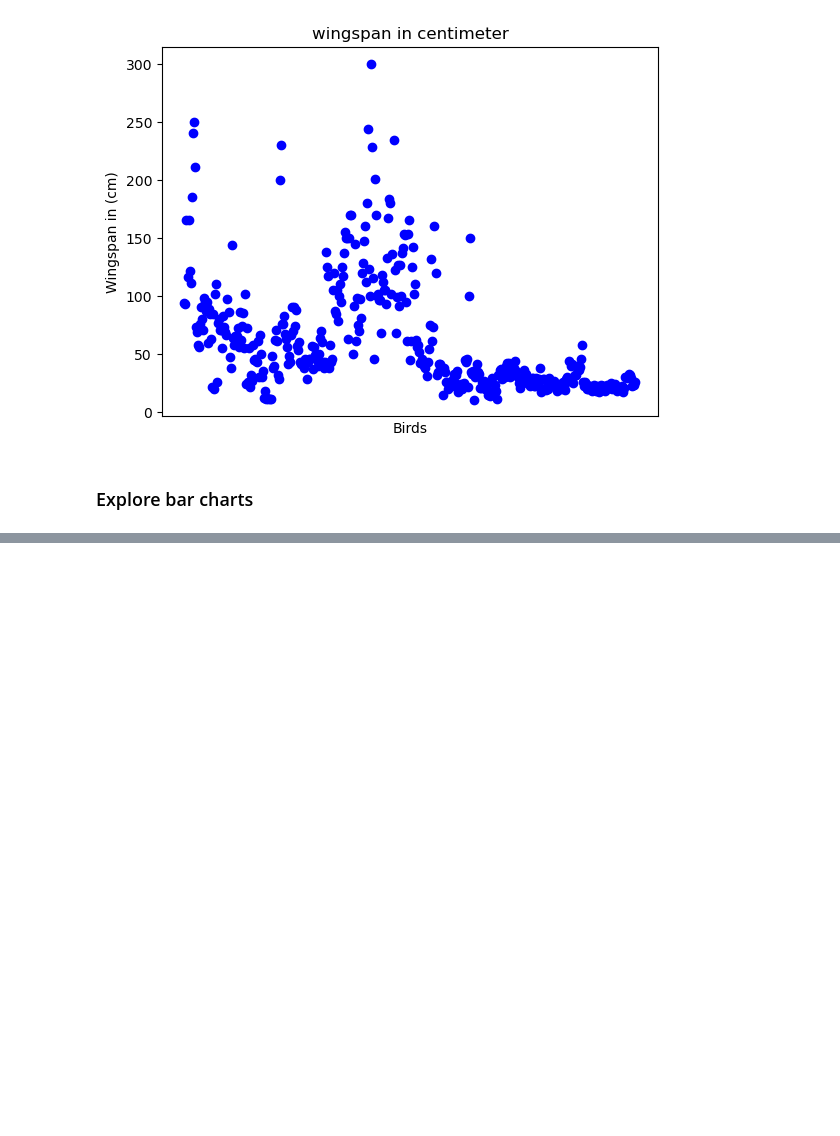
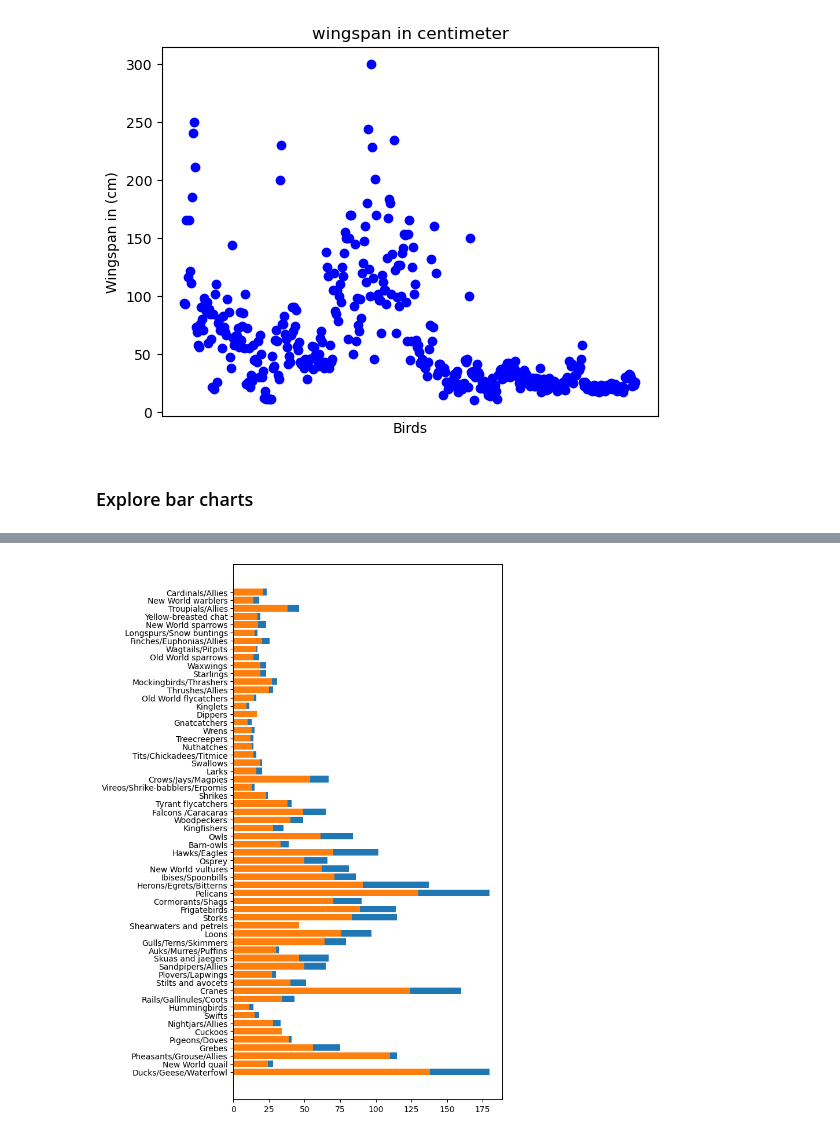
Before and after one commit to TheBangis/ML-4-Beginners-Arewa-Datascience, a Jupyter notebook: 3-Data-Visualization/09-visualization-quantities/notebook.ipynb, the cells around one changed output, grey strips where cells are left out. Saved outputs shown, nothing was run; the diff lists cells and outputs as text; code cells hidden in the pictures; blank space fills up the shorter version.

```diff
--- a/3-Data-Visualization/09-visualization-quantities/notebook.ipynb
+++ b/3-Data-Visualization/09-visualization-quantities/notebook.ipynb
@@ -73,0 +100,11 @@ plt.show()
+# %%
+minLength = birds['MinLength']
+maxLength = birds['MaxLength']
+category = birds['Category']
+
+plt.barh(category, maxLength)
+plt.barh(category, minLength)
+
+plt.show()
+# %% [output]
+[figure, added]
```
Also changed, not shown: parts of 5 cells of this notebook.
